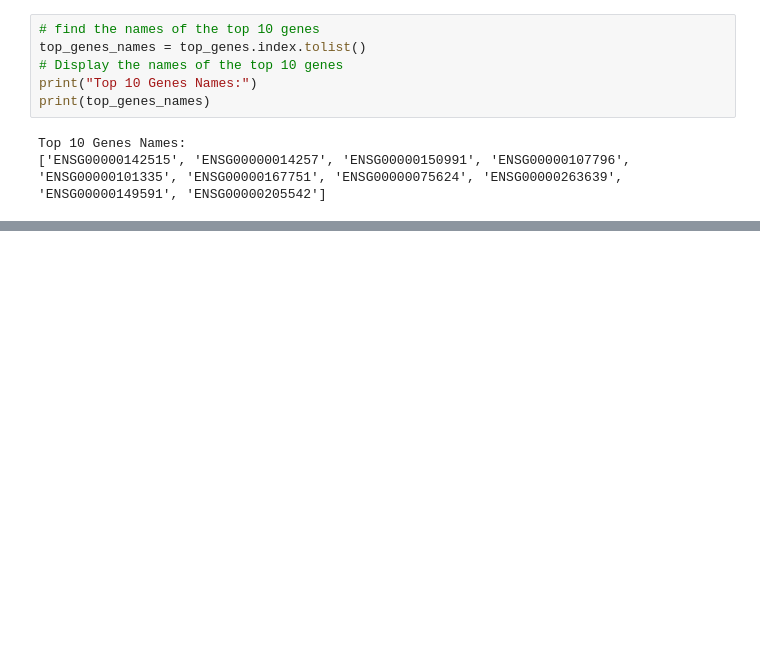
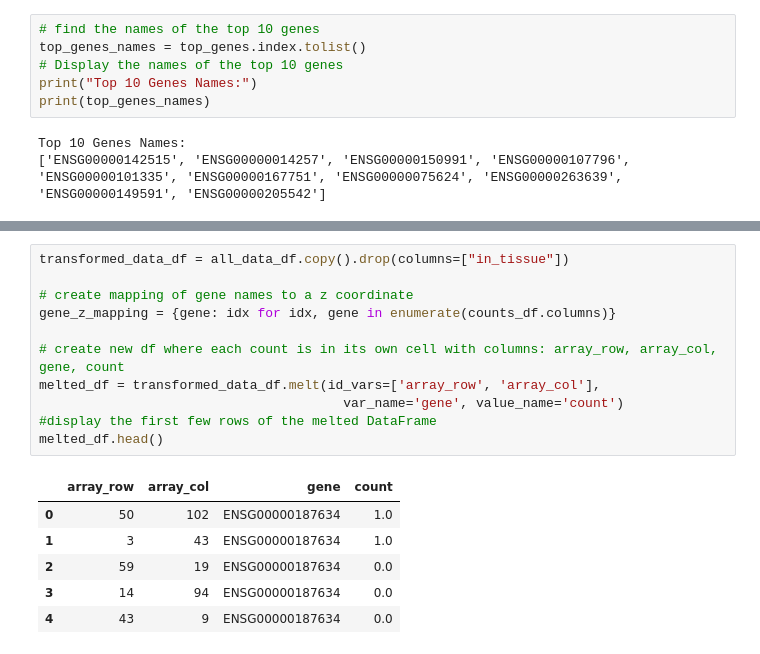
Before and after one commit to KrazyKats/dsc_214, a Jupyter notebook: EDA2.ipynb, the cells around one changed output, grey strips where cells are left out. Saved outputs shown, nothing was run; the diff lists cells and outputs as text; blank space fills up the shorter version.

```diff
--- a/EDA2.ipynb
+++ b/EDA2.ipynb
@@ -225,0 +213,18 @@ Top 10 Genes Names:
+# %%
+transformed_data_df = all_data_df.copy().drop(columns=["in_tissue"])
+
+# create mapping of gene names to a z coordinate
+gene_z_mapping = {gene: idx for idx, gene in enumerate(counts_df.columns)}
+
+# create new df where each count is in its own cell with columns: array_row, array_col, gene, count
+melted_df = transformed_data_df.melt(id_vars=['array_row', 'array_col'],
+                                       var_name='gene', value_name='count')
+#display the first few rows of the melted DataFrame
+melted_df.head()
+# %% [output]
+|  | array_row | array_col | gene | count |
+| 0 | 50 | 102 | ENSG00000187634 | 1.0 |
+| 1 | 3 | 43 | ENSG00000187634 | 1.0 |
+| 2 | 59 | 19 | ENSG00000187634 | 0.0 |
+| 3 | 14 | 94 | ENSG00000187634 | 0.0 |
+| 4 | 43 | 9 | ENSG00000187634 | 0.0 |
```
Also changed, not shown: parts of 11 cells of this notebook.
